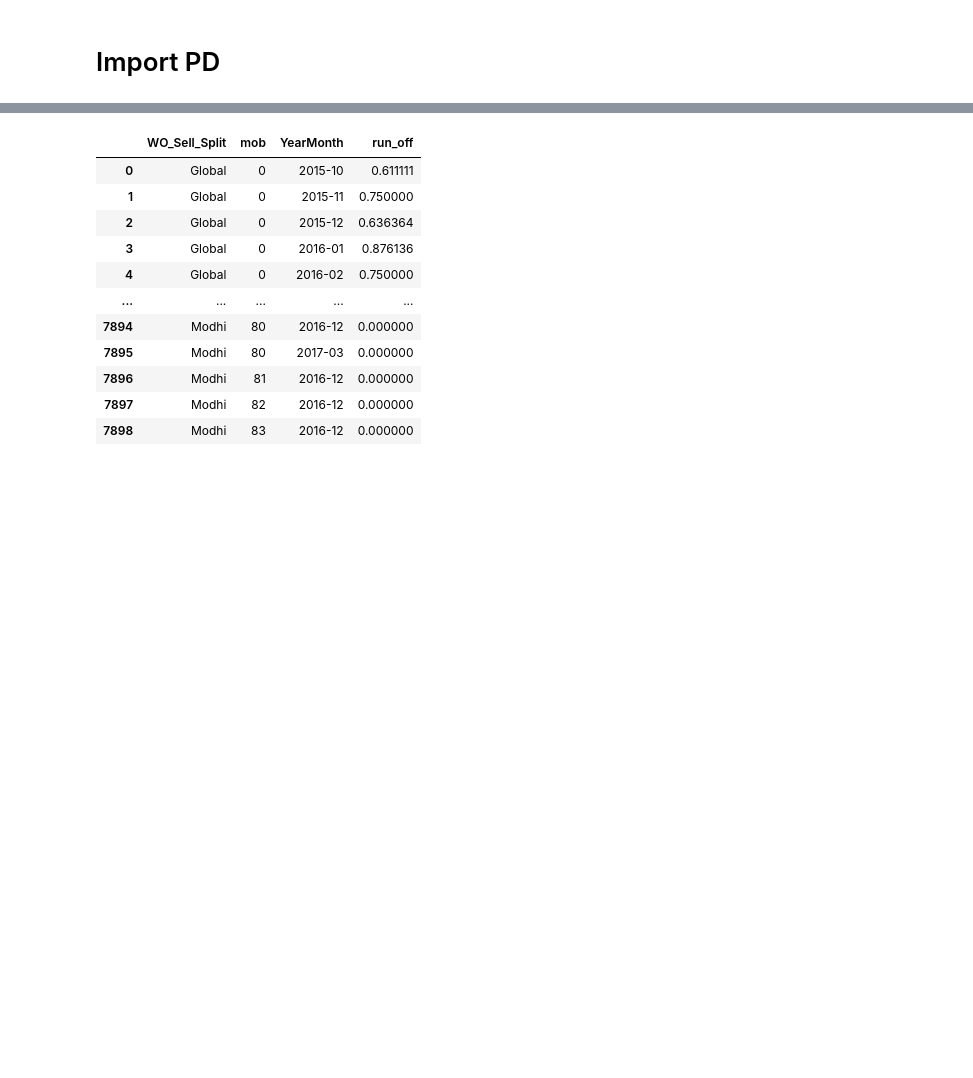
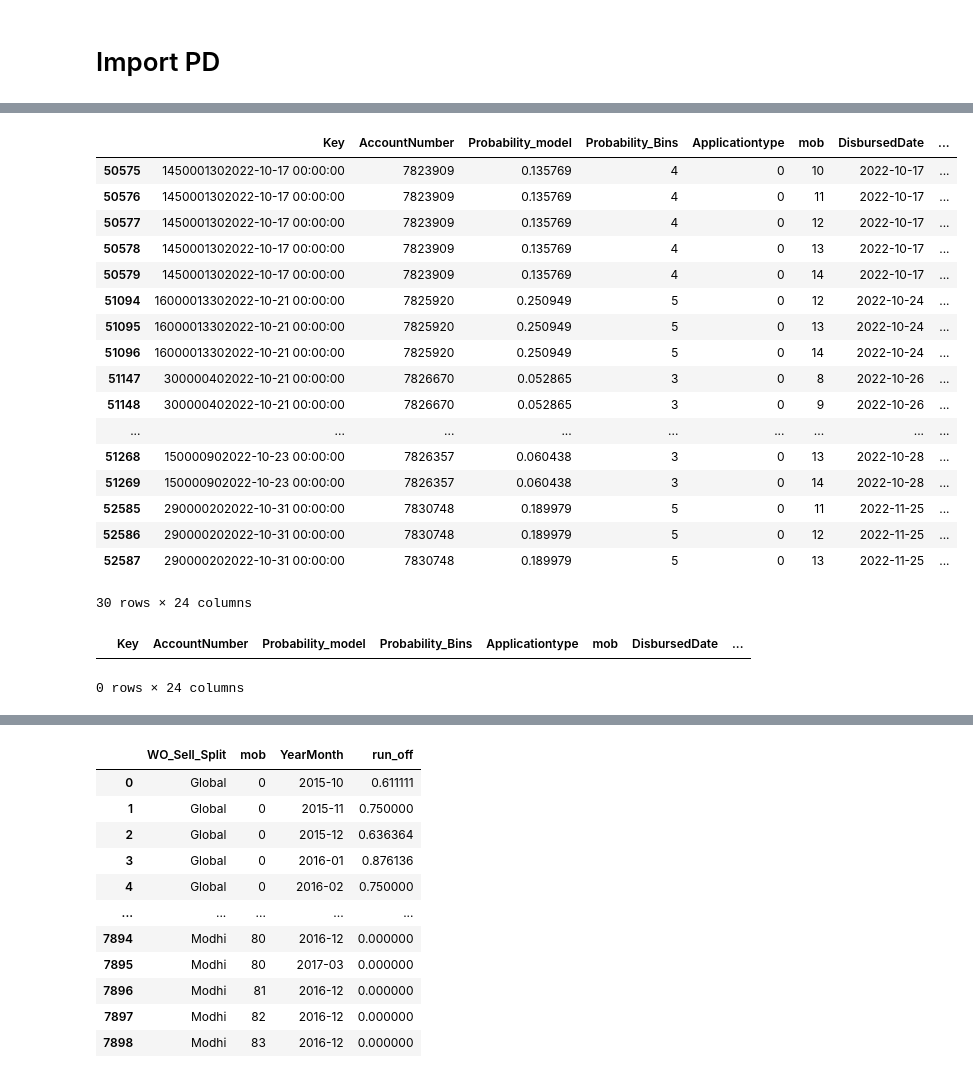
Before and after one commit to AndreasNilssonNstart/Churn-Modeling-DATA-248, a Jupyter notebook: Python/Churn Risk Based.ipynb, the cells around one changed output, grey strips where cells are left out. Saved outputs shown, nothing was run; the diff lists cells and outputs as text; code cells hidden in the pictures; blank space fills up the shorter version.

```diff
--- a/Python/Churn Risk Based.ipynb
+++ b/Python/Churn Risk Based.ipynb
@@ -100,0 +92,8 @@ see
+# %%
+frame = pd.read_excel('PDTo23-12.xlsx')
+
+print(len(frame))
+
+frame['Key'] = frame.apply(lambda row: str(row.Amount)  + str(row.Inquiries12M)  +str(row.Applicationtype)+str(row.ReceivedDate) ,axis=1)  #  +  +str(row.Applicationtype)
+
+frame
@@ -101,2 +191,4 @@ see
+# %%
+reborn = pd.merge(frame[['Key','AccountNumber']],blanco, on='Key', how='inner')
 # %% [markdown]
 # Import PD
@@ -107,3 +195,4 @@ withBins = ScoreData[['AccountNumber','Probability_Bins']]
 # %%
 ## Merge
-df = pd.merge( withBins ,df, on = 'AccountNumber')
+df = pd.merge( reborn ,df, on = 'AccountNumber')
+df
@@ -170,2 +212,0 @@ See the caveats in the documentation: https://pandas.pydata.org/pandas-docs/stab
-# %%
-df = Healthy.copy()
@@ -171,0 +217,21 @@ df = Healthy.copy()
+# %%
+df[df.WO_Amount2 > 0].tail(30)
+# %% [output]
+|  | Key | AccountNumber | Probability_model | Probability_Bins | Applicationtype | mob | DisbursedDate | ... |
+| 50575 | 1450001302022-10-17 00:00:00 | 7823909 | 0.135769 | 4 | 0 | 10 | 2022-10-17 | ... |
+| 50576 | 1450001302022-10-17 00:00:00 | 7823909 | 0.135769 | 4 | 0 | 11 | 2022-10-17 | ... |
+| 50577 | 1450001302022-10-17 00:00:00 | 7823909 | 0.135769 | 4 | 0 | 12 | 2022-10-17 | ... |
+| 50578 | 1450001302022-10-17 00:00:00 | 7823909 | 0.135769 | 4 | 0 | 13 | 2022-10-17 | ... |
+| 50579 | 1450001302022-10-17 00:00:00 | 7823909 | 0.135769 | 4 | 0 | 14 | 2022-10-17 | ... |
+| 51094 | 16000013302022-10-21 00:00:00 | 7825920 | 0.250949 | 5 | 0 | 12 | 2022-10-24 | ... |
+| 51095 | 16000013302022-10-21 00:00:00 | 7825920 | 0.250949 | 5 | 0 | 13 | 2022-10-24 | ... |
+| 51096 | 16000013302022-10-21 00:00:00 | 7825920 | 0.250949 | 5 | 0 | 14 | 2022-10-24 | ... |
+| 51147 | 300000402022-10-21 00:00:00 | 7826670 | 0.052865 | 3 | 0 | 8 | 2022-10-26 | ... |
+| 51148 | 300000402022-10-21 00:00:00 | 7826670 | 0.052865 | 3 | 0 | 9 | 2022-10-26 | ... |
+| ... | ... | ... | ... | ... | ... | ... | ... | ... |
+| 51268 | 150000902022-10-23 00:00:00 | 7826357 | 0.060438 | 3 | 0 | 13 | 2022-10-28 | ... |
+| 51269 | 150000902022-10-23 00:00:00 | 7826357 | 0.060438 | 3 | 0 | 14 | 2022-10-28 | ... |
+| 52585 | 290000202022-10-31 00:00:00 | 7830748 | 0.189979 | 5 | 0 | 11 | 2022-11-25 | ... |
+| 52586 | 290000202022-10-31 00:00:00 | 7830748 | 0.189979 | 5 | 0 | 12 | 2022-11-25 | ... |
+| 52587 | 290000202022-10-31 00:00:00 | 7830748 | 0.189979 | 5 | 0 | 13 | 2022-11-25 | ... |
+30 rows × 24 columns
@@ -172,3 +243,8 @@ df = Healthy.copy()
+# %%
+df[df.AccountNumber == 7222003]
+# %% [output]
+|  | Key | AccountNumber | Probability_model | Probability_Bins | Applicationtype | mob | DisbursedDate | ... |
+0 rows × 24 columns
 # %%
 
 
```
Also changed, not shown: parts of 25 cells of this notebook, 8 other files.
